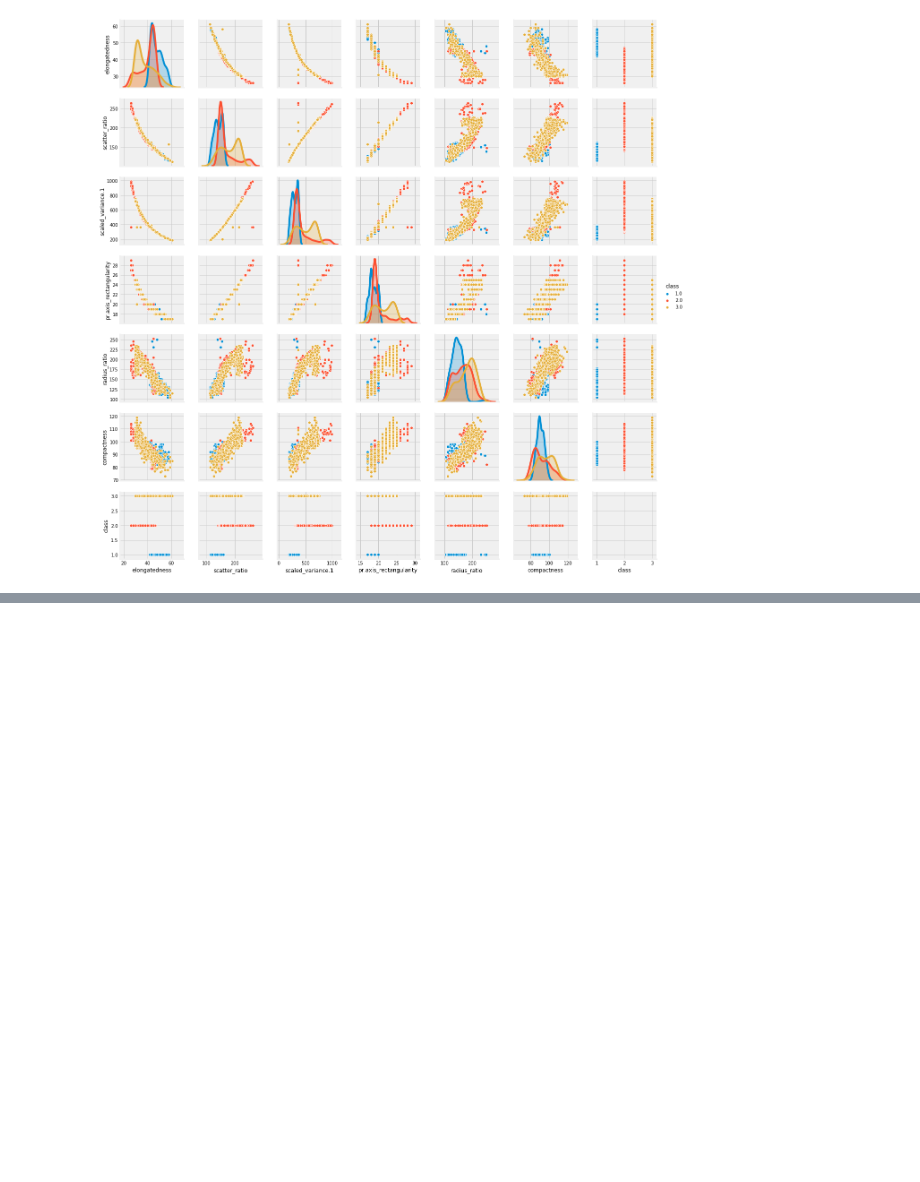
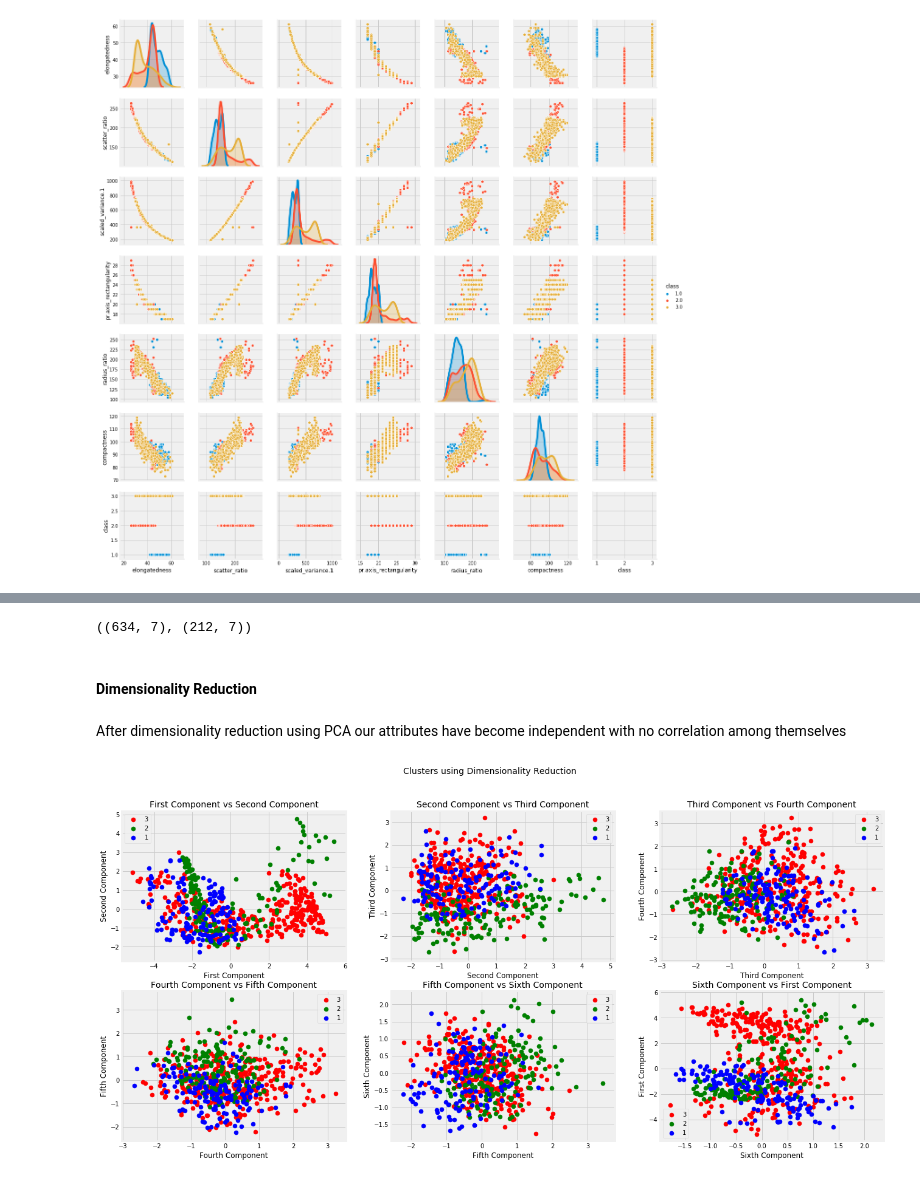
Before and after one commit to code4kunal/eda-python-examples, a Jupyter notebook: unsupervised-learning/Unsupervised_Learning_kunal_saxena.ipynb, the cells around one changed output, grey strips where cells are left out. Cells and saved outputs as stored; diff of their text form; code cells hidden in the pictures; blank space fills up the shorter version.

```diff
--- a/unsupervised-learning/Unsupervised_Learning_kunal_saxena.ipynb
+++ b/unsupervised-learning/Unsupervised_Learning_kunal_saxena.ipynb
@@ -633,0 +798,23 @@ vehicle_im.shape
+# %%
+# Creating a dimension reduced with features and target
+df_train = pd.DataFrame(X_train_reduced).join(pd.DataFrame(y_train, columns = ['class']), how = 'left', sort = False)
+df_test = pd.DataFrame(X_test_reduced).join(pd.DataFrame(y_test, columns = ['class']), how = 'left', sort = False)
+df_train.shape, df_test.shape
+# %% [output]
+((634, 7), (212, 7))
+# %% [markdown]
+#### Dimensionality Reduction
+# %% [markdown]
+After dimensionality reduction using PCA our attributes have become independent with no correlation among themselves
+# %%
+f, ((ax1, ax2, ax3), (ax4, ax5, ax6)) = plt.subplots(2, 3, figsize = (20, 10))
+f.suptitle('Clusters using Dimensionality Reduction', fontsize = 14)
+
+pca_plots(df_train, 0, 1, 'First Component', 'Second Component', ax1)
+pca_plots(df_train, 1, 2, 'Second Component', 'Third Component', ax2)
+pca_plots(df_train, 2, 3, 'Third Component', 'Fourth Component', ax3)
+pca_plots(df_train, 3, 4, 'Fourth Component', 'Fifth Component', ax4)
+pca_plots(df_train, 4, 5, 'Fifth Component', 'Sixth Component', ax5)
+pca_plots(df_train, 5, 0, 'Sixth Component', 'First Component', ax6)
+# %% [output]
+[figure, added]
```
Also changed, not shown: parts of 30 cells of this notebook.
